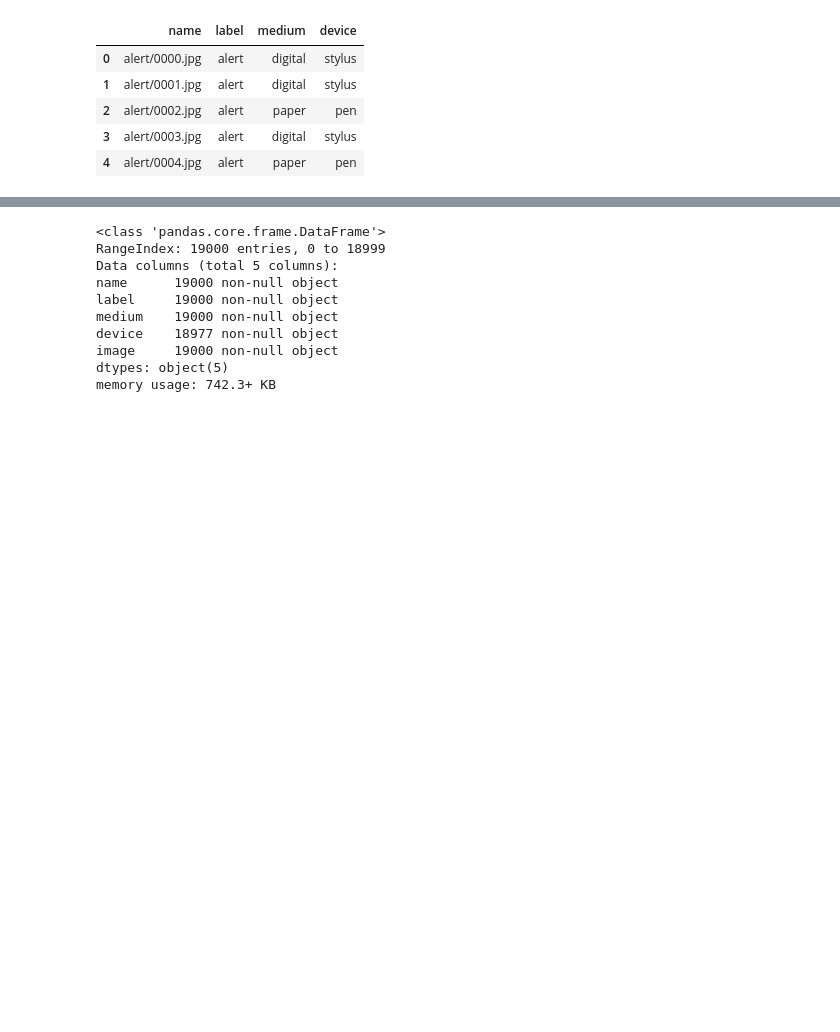
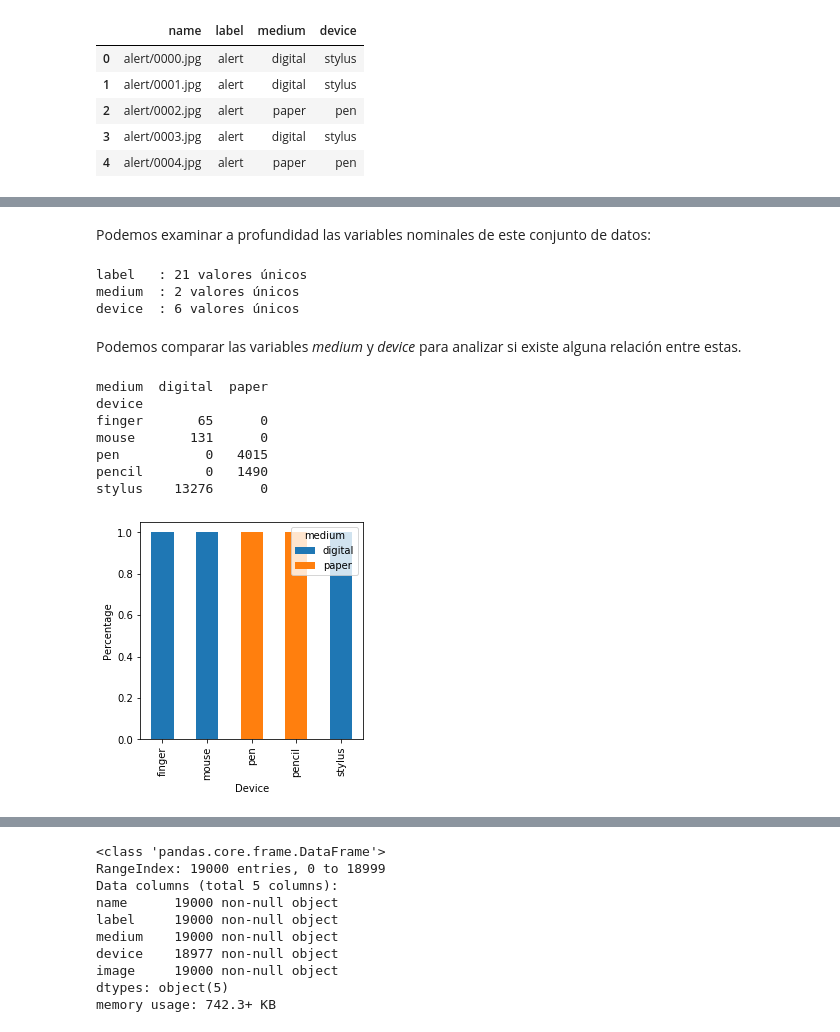
Before and after one commit to Carhuacusma/CC71_Machine_Learning_2021-2, a Jupyter notebook: TF.ipynb, the cells around one changed output, grey strips where cells are left out. Cells and saved outputs as stored; diff of their text form; code cells hidden in the pictures; blank space fills up the shorter version.

Commit message:
Exploración de datos.

```diff
--- a/TF.ipynb
+++ b/TF.ipynb
@@ -70,0 +91,28 @@ data["image"] = imgs
+# %% [markdown]
+Podemos examinar a profundidad las variables nominales de este conjunto de datos:
+# %%
+columnas = data.columns
+for c in columnas[1:4]:
+    print(f'{c} \t: {len(pd.unique(data[c]))} valores únicos')
+# %% [output]
+label   : 21 valores únicos
+medium  : 2 valores únicos
+device  : 6 valores únicos
+# %% [markdown]
+Podemos comparar las variables *medium* y *device* para analizar si existe alguna relación entre estas.
+# %%
+print(pd.crosstab(data["device"],data["medium"]))
+Medium = pd.crosstab(data["device"],data["medium"])
+Medium.div(Medium.sum(1).astype(float),axis=0).plot(kind="bar",stacked=True,figsize=(4,4))
+plt.xlabel("Device")
+plt.ylabel("Percentage")
+plt.show()
+# %% [output]
+medium  digital  paper
+device
+finger       65      0
+mouse       131      0
+pen           0   4015
+pencil        0   1490
+stylus    13276      0
+[figure, added]
```
Also changed, not shown: parts of 17 cells of this notebook.
